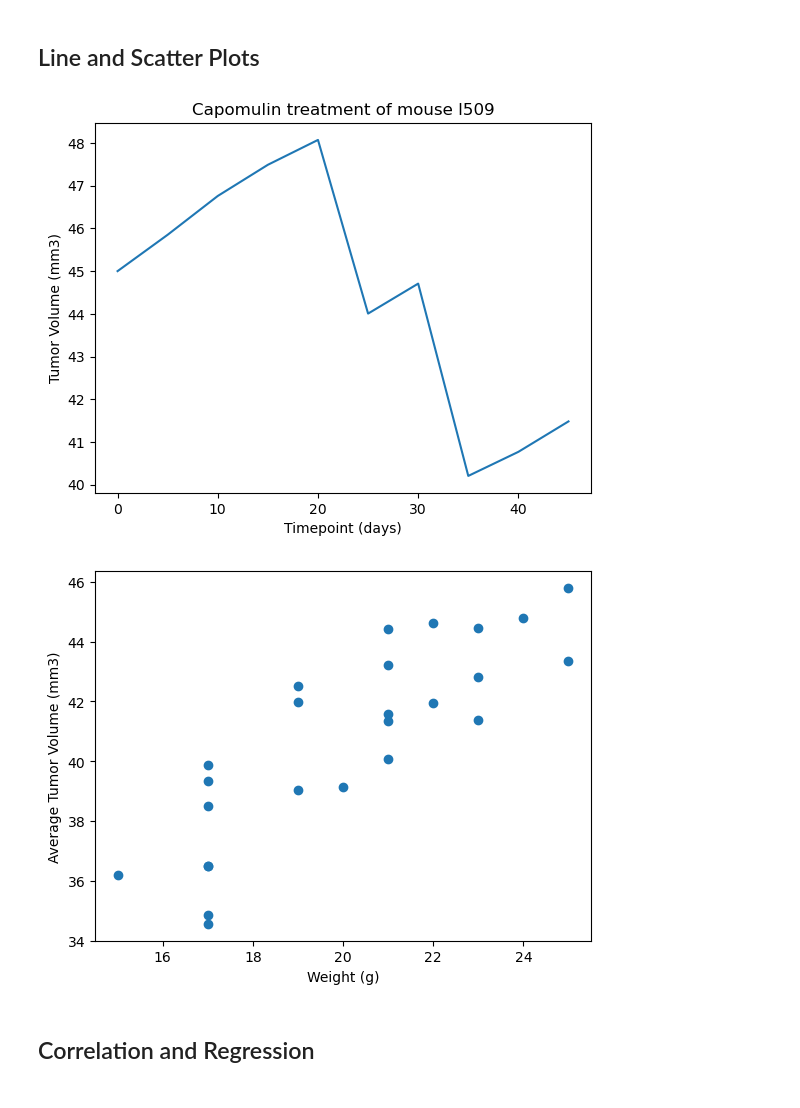
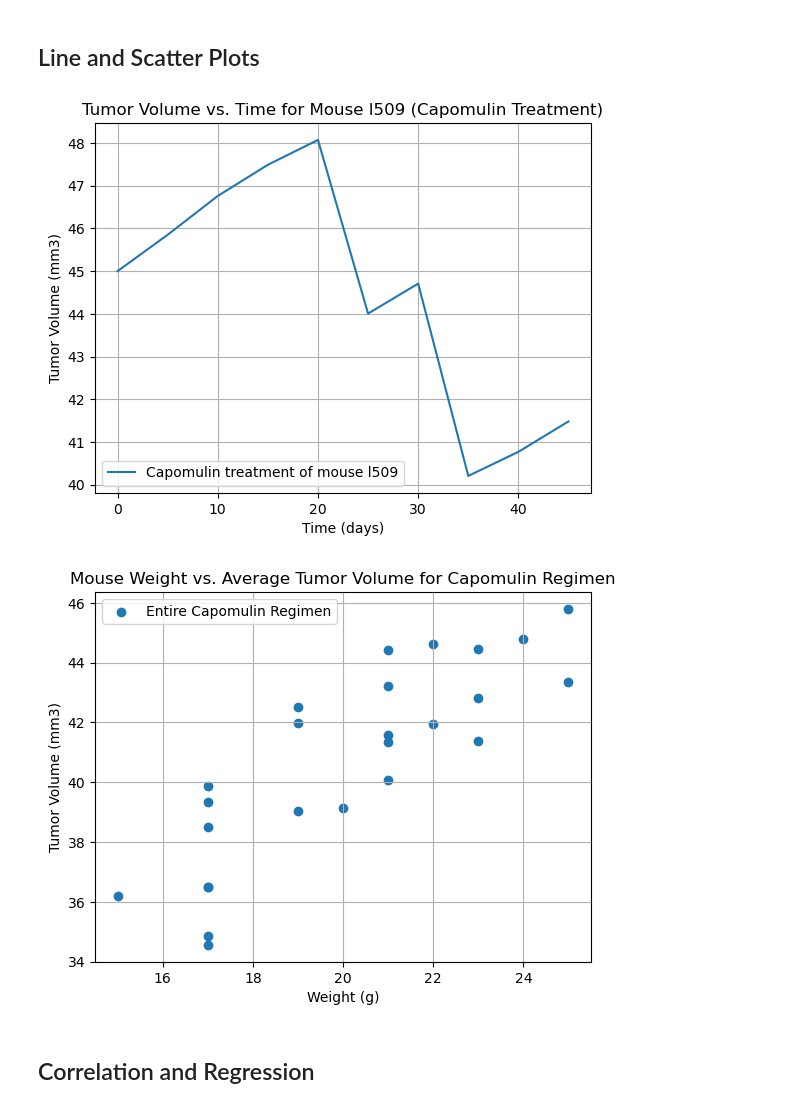
Before and after one commit to bsimms0909/Module_5_Challenge, a Jupyter notebook: Starter_Code/Pymaceuticals/pymaceuticals_starter.ipynb, the cells around one changed output. Drawn from its saved outputs; the diff is of its cells as text; code cells hidden in the pictures.

```diff
--- a/Starter_Code/Pymaceuticals/pymaceuticals_starter.ipynb
+++ b/Starter_Code/Pymaceuticals/pymaceuticals_starter.ipynb
@@ -239,27 +283,47 @@ Ceftamin's potential outliers: Series([], Name: Tumor Volume (mm3), dtype: float
 ## Line and Scatter Plots
 # %%
 # Generate a line plot of tumor volume vs. time point for a single mouse treated with Capomulin
-plt.plot(Time point, Tumor Volume, label="Capomulin treatment of mouse I509", color='blue')
-plt.title("Capomulin treatment of mouse I509")
-plt.xlabel("Time point")
-plt.ylabel("Tumor Volume")
-# Add a legend
+
+# Define the time points and tumor volume data for the mouse treated with Capomulin
+
+Capomulin_df = clean_df.loc[clean_df["Drug Regimen"]=="Capomulin"]
+Mouse_df = Capomulin_df.loc[Capomulin_df["Mouse ID"]=="l509"]
+
+
+# Generate the line plot
+plt.plot(Mouse_df["Timepoint"],Mouse_df["Tumor Volume (mm3)"], label="Capomulin treatment of mouse l509")
+
+# Set plot title, labels, and legend
+plt.title("Tumor Volume vs. Time for Mouse l509 (Capomulin Treatment)")
+plt.xlabel("Time (days)")
+plt.ylabel("Tumor Volume (mm3)")
 plt.legend()
 
 # Show the plot
 plt.grid(True)
 plt.show()
 # %% [output]
-[figure, old version]
+[figure, new version]
 # %%
 # Generate a scatter plot of mouse weight vs. the average observed tumor volume for the entire Capomulin regimen
 # Plot the data
-plt.scatter(weight, Average Tumor Volume (mm3), label="Entire Capomulin Regimen", color='blue')
+Capomulin_df = clean_df.loc[clean_df["Drug Regimen"]=="Capomulin"]
 
-plt.title("Entire Capomulin Regimen")
-plt.xlabel("weight")
-plt.ylabel("Average Tumor Volume (mm3)")
+Capomulin_df2= Capomulin_df.groupby(["Mouse ID"])[["Weight (g)","Tumor Volume (mm3)"]].mean()
+
+# Generate a scatter plot
+plt.scatter(Capomulin_df2["Weight (g)"],Capomulin_df2["Tumor Volume (mm3)"],label="Entire Capomulin Regimen")
+
+# Set plot title, labels, and legend
+plt.title("Mouse Weight vs. Average Tumor Volume for Capomulin Regimen")
+plt.xlabel("Weight (g)")
+plt.ylabel("Tumor Volume (mm3)")
+plt.legend()
+
+# Show the plot
+plt.grid(True)
+plt.show()
 # %% [output]
-[figure, old version]
+[figure, new version]
 # %% [markdown]
 ## Correlation and Regression
```
Also changed, not shown: parts of 21 cells of this notebook, 1 other file.
